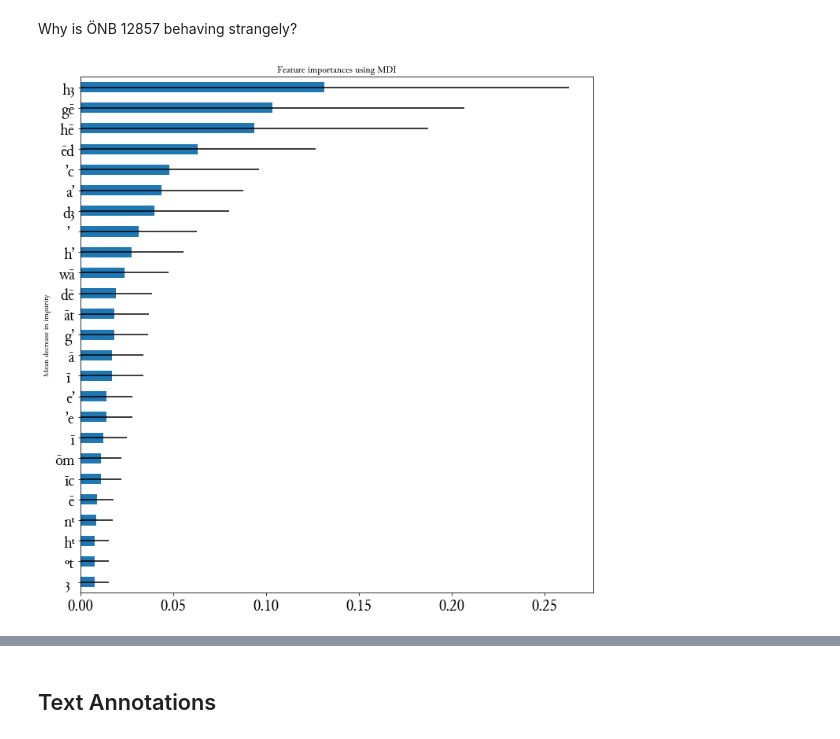
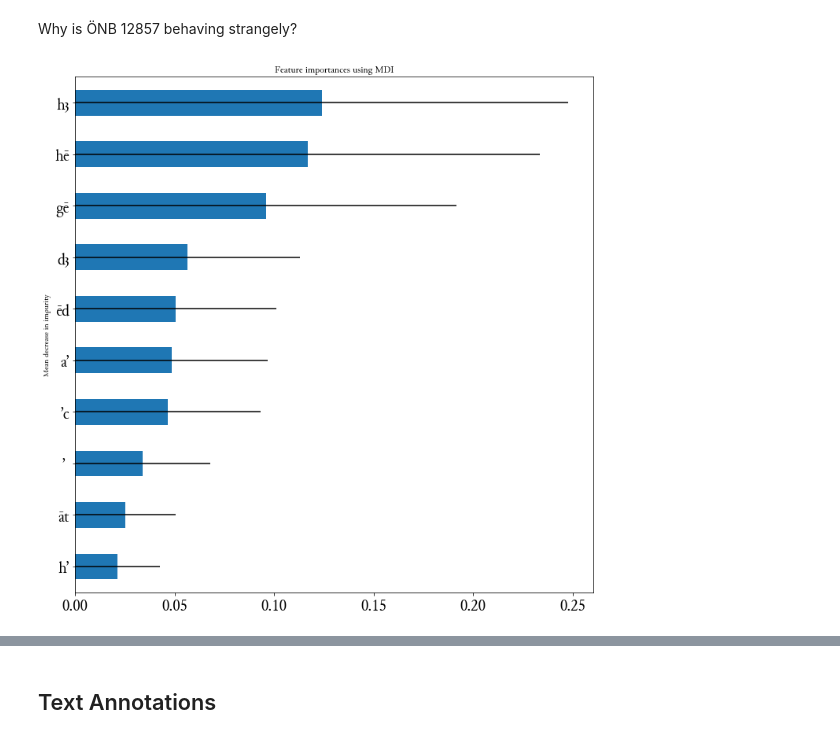
Before and after one commit to WHaverals/silentvoices, a Jupyter notebook: src/speculum-scribe.ipynb, the cells around one changed output, grey strips where cells are left out. Cells and saved outputs as stored; diff of their text form; code cells hidden in the pictures.

```diff
--- a/src/speculum-scribe.ipynb
+++ b/src/speculum-scribe.ipynb
@@ -201,0 +191,7 @@ punctuation.most_common()
+# %%
+def clean(text):
+    text = ' '.join(text.split())
+    return ''.join([c for c in text if c in allowed_chars])
+
+H['text'] = H['text'].apply(clean)
+H
@@ -250,0 +290,14 @@ plt.tight_layout();
+# %%
+with open('../data/M3/Ghent1374_DerdeMartijn.txt') as f:
+    G = f.read()
+with open('../data/M3/ONB13708_DerdeMartijn.txt') as f:
+    W = f.read()
+
+G = clean(rm_punct(G))
+W = clean(rm_punct(W))
+
+print(G[:100])
+print(W[:100])
+
+print('Ghent:', abbr_density(G).round(4))
+print('Vienna:', abbr_density(W).round(4))
@@ -250,0 +309,20 @@ plt.tight_layout();
+# %%
+def segment(text, segment_size=100):
+    si, ei = 0, segment_size
+    while ei < len(text):
+        yield text[si:ei]
+        si += segment_size
+        ei += segment_size
+
+segment_size = 200
+Gs = segment(G, segment_size)
+Ws = segment(W, segment_size)
+
+densities = []
+for g in Gs:
+    densities.append(('Ghent', abbr_density(g)))
+for w in Ws:
+    densities.append(('Vienna', abbr_density(w)))
+densities = pd.DataFrame(densities, columns=['MS', 'density'])
+densities.boxplot('density', 'MS')
+plt.tight_layout();
@@ -486,23 +553,23 @@ Why is ÖNB 12857 behaving strangely?
 # %%
 classes = ['W' if sig == 'Wenen, ONB, 12857' else 'rest' for sig in alpha['signature']]
 
 feature_names = vectorizer.get_feature_names()
 forest = RandomForestClassifier(random_state=0)
 forest.fit(BOW, classes)
 
 importances = forest.feature_importances_
 std = np.std([tree.feature_importances_ for tree in forest.estimators_], axis=0)
 
-cutoff = 25
+cutoff = 10
 forest_importances = pd.Series(importances, index=feature_names)
 std = pd.Series(std, index=feature_names)
 forest_importances = forest_importances.sort_values(ascending=False).head(cutoff)[::-1]
 std = forest_importances.loc[forest_importances.index].head(cutoff)[::-1]
 
 fig, ax = plt.subplots(figsize=(10, 10))
 forest_importances.plot.barh(xerr=std, ax=ax, fontsize=20)
 ax.set_title("Feature importances using MDI")
 ax.set_ylabel("Mean decrease in impurity")
 fig.tight_layout()
 # %% [output]
-[figure, old version]
+[figure, new version]
```
Also changed, not shown: parts of 26 cells of this notebook.
